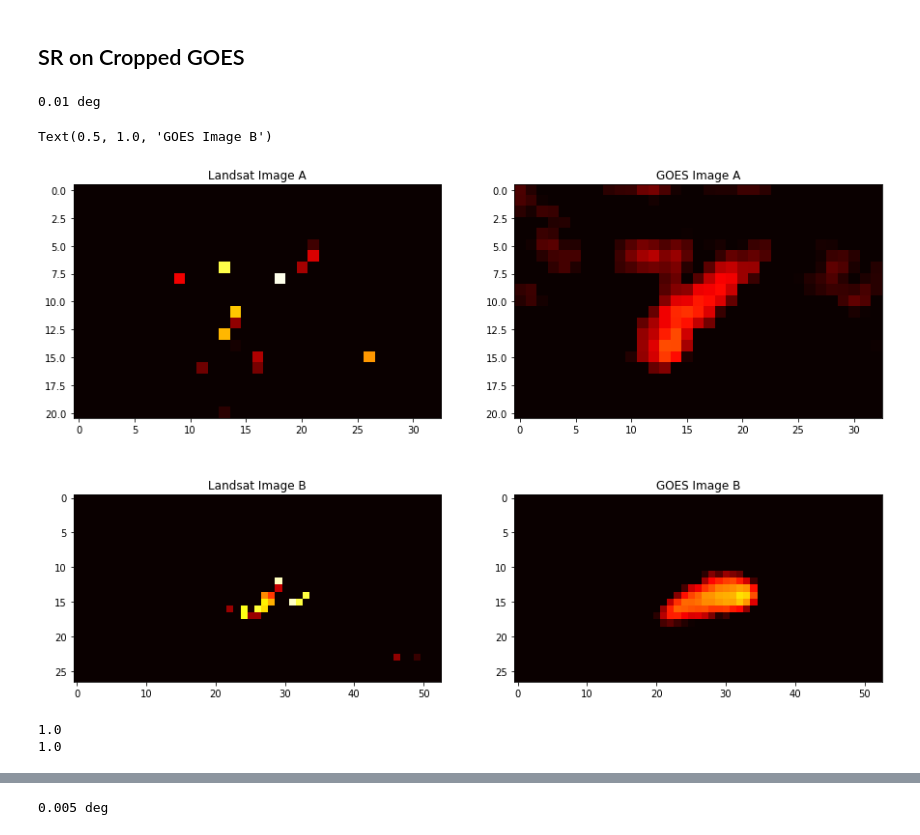
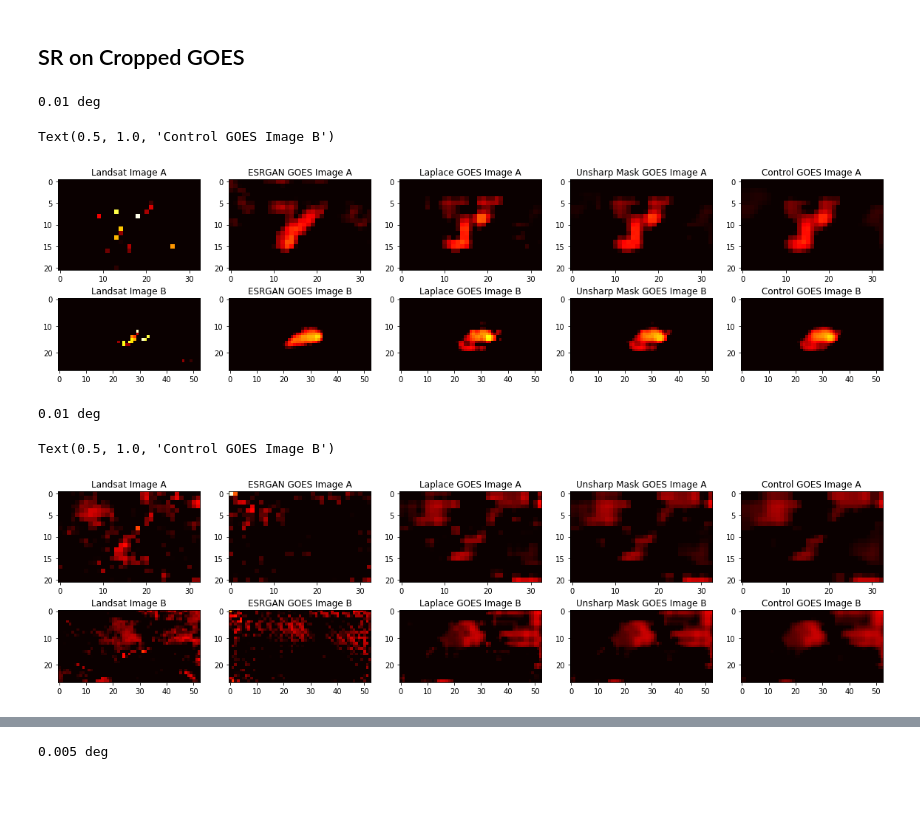
Before and after one commit to ccny-glasslab/Fires, a Jupyter notebook: landsat_SR.ipynb, the cells around one changed output, grey strips where cells are left out. Saved outputs shown, nothing was run; the diff lists cells and outputs as text; code cells hidden in the pictures; blank space fills up the shorter version.

Commit message:
added new landsat subsets

```diff
--- a/landsat_SR.ipynb
+++ b/landsat_SR.ipynb
@@ -148,4 +144,7 @@ def esrgan_sharpening_img(image):
     return np.mean(fake_image, axis=2)
+# %%
+def z_score(img):
+    return np.log(np.abs(((img-img.mean())/img.std())))
 # %%
 def dice_score(x, y):
     numerator = 2*np.count_nonzero(np.logical_and(x, y))
@@ -280,31 +299,64 @@ new_goes_diff_B = new_goes_img_039_B - new_goes_img_103_B
 # %%
 print("0.01 deg")
 
-landsat_zscore_A = np.log(np.abs(((new_landsat_diff_A-new_landsat_diff_A.mean())/new_landsat_diff_A.std())))
-goes_zscore_A = np.log(np.abs((new_goes_diff_A-new_goes_diff_A.mean())/new_goes_diff_A.std()))
-
-landsat_zscore_B = np.log(np.abs(((new_landsat_diff_B-new_landsat_diff_B.mean())/new_landsat_diff_B.std())))
-goes_zscore_B = np.log(np.abs((new_goes_diff_B-new_goes_diff_B.mean())/new_goes_diff_B.std()))
-
-f, (ax1, ax2) = plt.subplots(2, 2, figsize=(15, 10))
+f, (ax1, ax2) = plt.subplots(2, 5, figsize=(20, 5))
 max_temp = 3
 min_temp = 0
-ax1[0].imshow(landsat_zscore_A, vmin = min_temp, vmax = max_temp, cmap='hot')
+
+ax1[0].imshow(z_score(new_landsat_diff_A), vmin = min_temp, vmax = max_temp, cmap='hot')
 ax1[0].set_title('Landsat Image A')
-ax1[1].imshow(goes_zscore_A, vmin = min_temp, vmax = max_temp, cmap='hot')
-ax1[1].set_title('GOES Image A')
+ax1[1].imshow(z_score(esrgan_goes_diff_A), vmin = min_temp, vmax = max_temp, cmap='hot')
+ax1[1].set_title('ESRGAN GOES Image A')
+ax1[2].imshow(z_score(laplace_goes_diff_A), vmin = min_temp, vmax = max_temp, cmap='hot')
+ax1[2].set_title('Laplace GOES Image A')
+ax1[3].imshow(z_score(unsharpmask_goes_diff_A), vmin = min_temp, vmax = max_temp, cmap='hot')
+ax1[3].set_title('Unsharp Mask GOES Image A')
+ax1[4].imshow(z_score(control_goes_diff_A), vmin = min_temp, vmax = max_temp, cmap='hot')
+ax1[4].set_title('Control GOES Image A')
 # plt.colorbar(landsat_map, ax = ax2, shrink=0.25)
-ax2[0].imshow(landsat_zscore_B, vmin = min_temp, vmax = max_temp, cmap='hot')
+ax2[0].imshow(z_score(new_landsat_diff_B), vmin = min_temp, vmax = max_temp, cmap='hot')
 ax2[0].set_title('Landsat Image B')
-ax2[1].imshow(goes_zscore_B, vmin = min_temp, vmax = max_temp, cmap='hot')
-ax2[1].set_title('GOES Image B')
+ax2[1].imshow(z_score(esrgan_goes_diff_B), vmin = min_temp, vmax = max_temp, cmap='hot')
+ax2[1].set_title('ESRGAN GOES Image B')
+ax2[2].imshow(z_score(laplace_goes_diff_B), vmin = min_temp, vmax = max_temp, cmap='hot')
+ax2[2].set_title('Laplace GOES Image B')
+ax2[3].imshow(z_score(unsharpmask_goes_diff_B), vmin = min_temp, vmax = max_temp, cmap='hot')
+ax2[3].set_title('Unsharp Mask GOES Image B')
+ax2[4].imshow(z_score(control_goes_diff_B), vmin = min_temp, vmax = max_temp, cmap='hot')
+ax2[4].set_title('Control GOES Image B')
 # %% [output]
 0.01 deg
-Text(0.5, 1.0, 'GOES Image B')
+Text(0.5, 1.0, 'Control GOES Image B')
-[figure, old version]
+[figure, new version]
-# %%
-print(dice_score(new_landsat_diff_A, new_goes_diff_A))
-print(dice_score(new_landsat_diff_B, new_goes_diff_B))
-# %% [output]
-1.0
-1.0
+# %%
+print("0.01 deg")
+
+f, (ax1, ax2) = plt.subplots(2, 5, figsize=(20, 5))
+max_temp = 3
+min_temp = 0
+
+ax1[0].imshow(z_score(new_landsat_img_103_A), vmin = min_temp, vmax = max_temp, cmap='hot')
+ax1[0].set_title('Landsat Image A')
+ax1[1].imshow(z_score(esrgan_goes_img_103_A), vmin = min_temp, vmax = max_temp, cmap='hot')
+ax1[1].set_title('ESRGAN GOES Image A')
+ax1[2].imshow(z_score(laplace_goes_img_103_A), vmin = min_temp, vmax = max_temp, cmap='hot')
+ax1[2].set_title('Laplace GOES Image A')
+ax1[3].imshow(z_score(unsharpmask_goes_img_103_A), vmin = min_temp, vmax = max_temp, cmap='hot')
+ax1[3].set_title('Unsharp Mask GOES Image A')
+ax1[4].imshow(z_score(control_goes_img_103_A), vmin = min_temp, vmax = max_temp, cmap='hot')
+ax1[4].set_title('Control GOES Image A')
+# plt.colorbar(landsat_map, ax = ax2, shrink=0.25)
+ax2[0].imshow(z_score(new_landsat_img_103_B), vmin = min_temp, vmax = max_temp, cmap='hot')
+ax2[0].set_title('Landsat Image B')
+ax2[1].imshow(z_score(esrgan_goes_img_103_B), vmin = min_temp, vmax = max_temp, cmap='hot')
+ax2[1].set_title('ESRGAN GOES Image B')
+ax2[2].imshow(z_score(laplace_goes_img_103_B), vmin = min_temp, vmax = max_temp, cmap='hot')
+ax2[2].set_title('Laplace GOES Image B')
+ax2[3].imshow(z_score(unsharpmask_goes_img_103_B), vmin = min_temp, vmax = max_temp, cmap='hot')
+ax2[3].set_title('Unsharp Mask GOES Image B')
+ax2[4].imshow(z_score(control_goes_img_103_B), vmin = min_temp, vmax = max_temp, cmap='hot')
+ax2[4].set_title('Control GOES Image B')
+# %% [output]
+0.01 deg
+Text(0.5, 1.0, 'Control GOES Image B')
+[figure, added]
```
Also changed, not shown: parts of 21 cells of this notebook, 5 other files.
